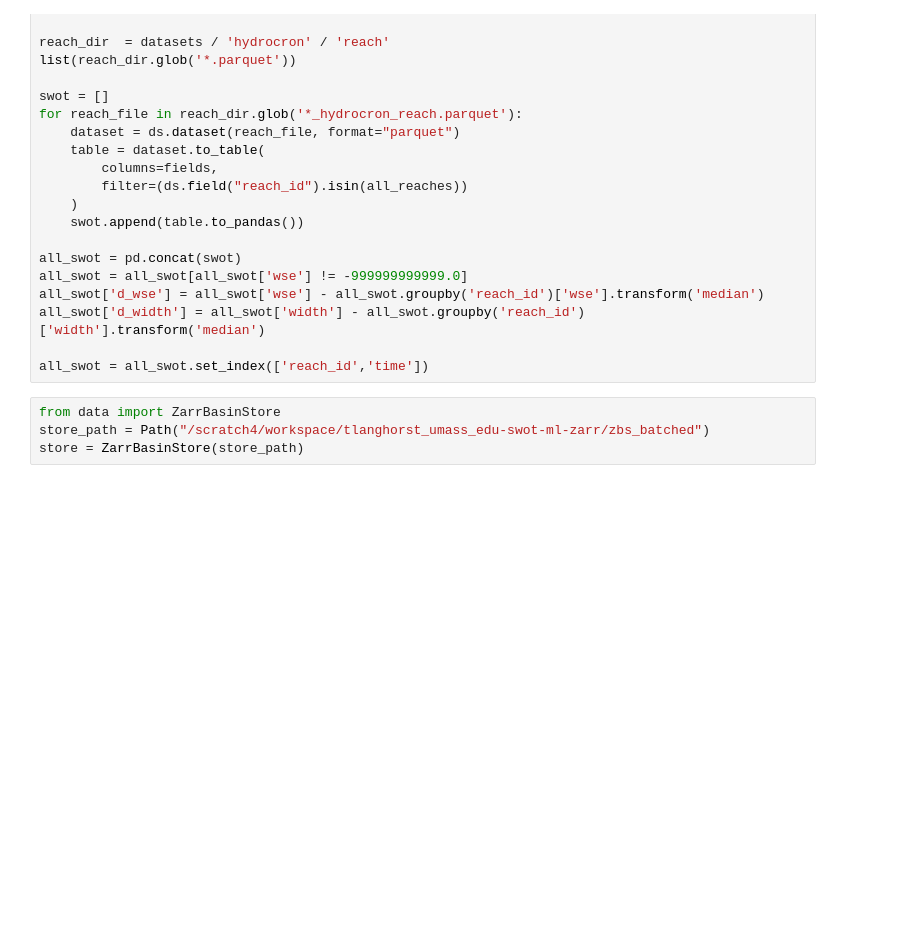
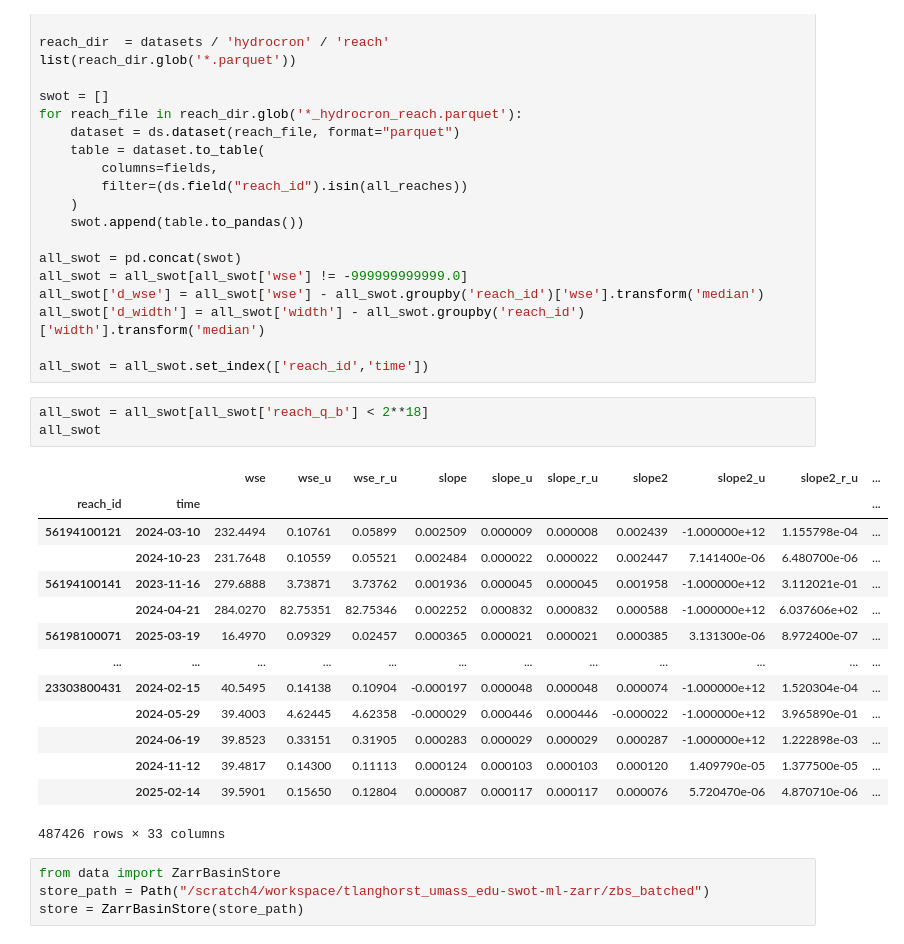
Before and after one commit to Fluvial-UMass/swot-ml, a Jupyter notebook: notebooks/multigraph_manual/preprocess/3_merge_SWOT.ipynb, the cells around one changed output. Cells and saved outputs as stored; diff of their text form; blank space fills up the shorter version.

```diff
--- a/notebooks/multigraph_manual/preprocess/3_merge_SWOT.ipynb
+++ b/notebooks/multigraph_manual/preprocess/3_merge_SWOT.ipynb
@@ -130,6 +130,24 @@ all_swot['d_wse'] = all_swot['wse'] - all_swot.groupby('reach_id')['wse'].transf
 all_swot['d_width'] = all_swot['width'] - all_swot.groupby('reach_id')['width'].transform('median')
 
 all_swot = all_swot.set_index(['reach_id','time'])
+# %%
+all_swot = all_swot[all_swot['reach_q_b'] < 2**18]
+all_swot
+# %% [output]
+|  |  | wse | wse_u | wse_r_u | slope | slope_u | slope_r_u | slope2 | slope2_u | slope2_r_u | ... |
+| reach_id | time |  |  |  |  |  |  |  |  |  | ... |
+| 56194100121 | 2024-03-10 | 232.4494 | 0.10761 | 0.05899 | 0.002509 | 0.000009 | 0.000008 | 0.002439 | -1.000000e+12 | 1.155798e-04 | ... |
+|  | 2024-10-23 | 231.7648 | 0.10559 | 0.05521 | 0.002484 | 0.000022 | 0.000022 | 0.002447 | 7.141400e-06 | 6.480700e-06 | ... |
+| 56194100141 | 2023-11-16 | 279.6888 | 3.73871 | 3.73762 | 0.001936 | 0.000045 | 0.000045 | 0.001958 | -1.000000e+12 | 3.112021e-01 | ... |
+|  | 2024-04-21 | 284.0270 | 82.75351 | 82.75346 | 0.002252 | 0.000832 | 0.000832 | 0.000588 | -1.000000e+12 | 6.037606e+02 | ... |
+| 56198100071 | 2025-03-19 | 16.4970 | 0.09329 | 0.02457 | 0.000365 | 0.000021 | 0.000021 | 0.000385 | 3.131300e-06 | 8.972400e-07 | ... |
+| ... | ... | ... | ... | ... | ... | ... | ... | ... | ... | ... | ... |
+| 23303800431 | 2024-02-15 | 40.5495 | 0.14138 | 0.10904 | -0.000197 | 0.000048 | 0.000048 | 0.000074 | -1.000000e+12 | 1.520304e-04 | ... |
+|  | 2024-05-29 | 39.4003 | 4.62445 | 4.62358 | -0.000029 | 0.000446 | 0.000446 | -0.000022 | -1.000000e+12 | 3.965890e-01 | ... |
+|  | 2024-06-19 | 39.8523 | 0.33151 | 0.31905 | 0.000283 | 0.000029 | 0.000029 | 0.000287 | -1.000000e+12 | 1.222898e-03 | ... |
+|  | 2024-11-12 | 39.4817 | 0.14300 | 0.11113 | 0.000124 | 0.000103 | 0.000103 | 0.000120 | 1.409790e-05 | 1.377500e-05 | ... |
+|  | 2025-02-14 | 39.5901 | 0.15650 | 0.12804 | 0.000087 | 0.000117 | 0.000117 | 0.000076 | 5.720470e-06 | 4.870710e-06 | ... |
+487426 rows × 33 columns
 # %%
 from data import ZarrBasinStore
 store_path = Path("/scratch4/workspace/tlanghorst_umass_edu-swot-ml-zarr/zbs_batched")
```
Also changed, not shown: parts of 4 cells of this notebook, 20 other files.
